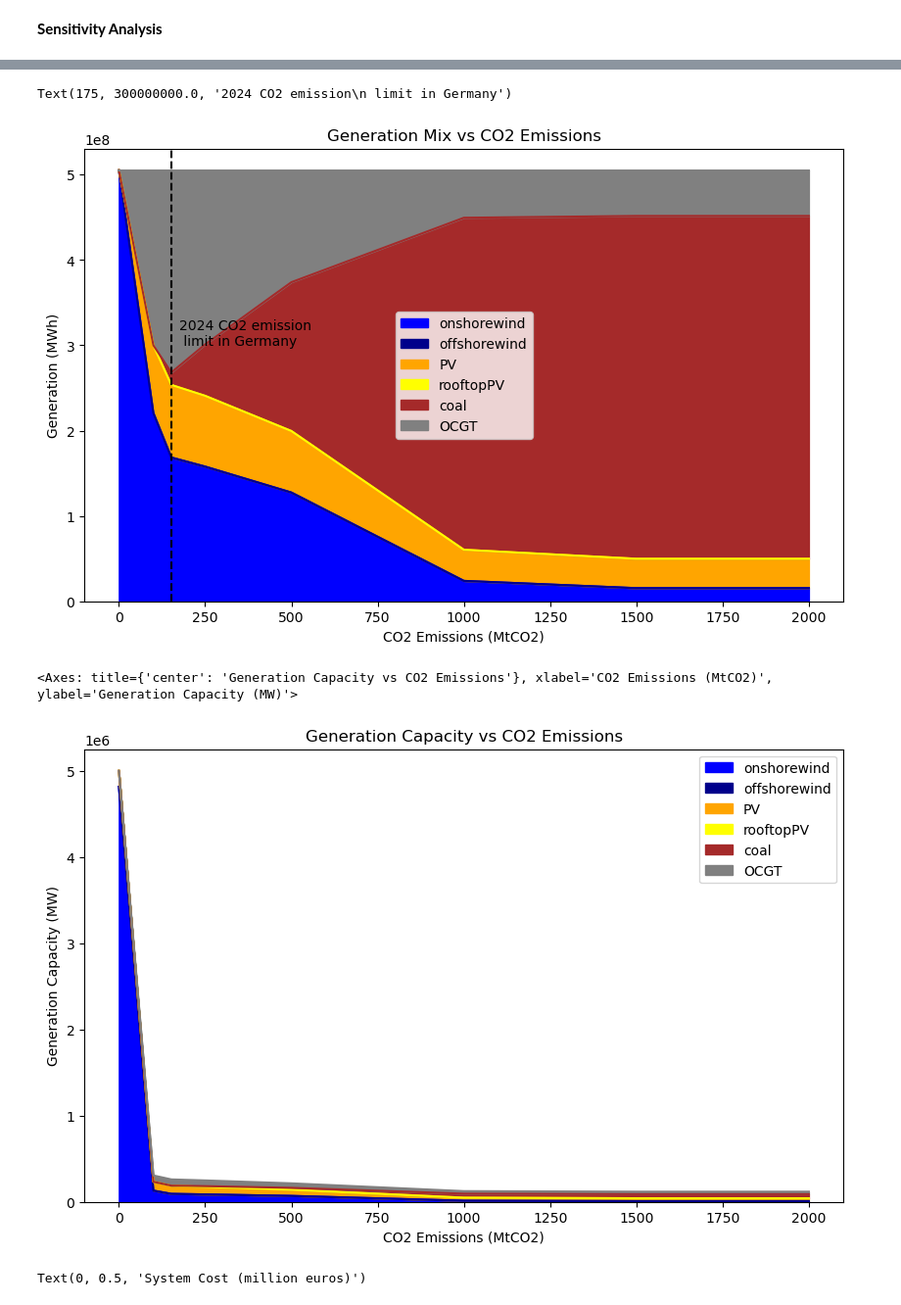
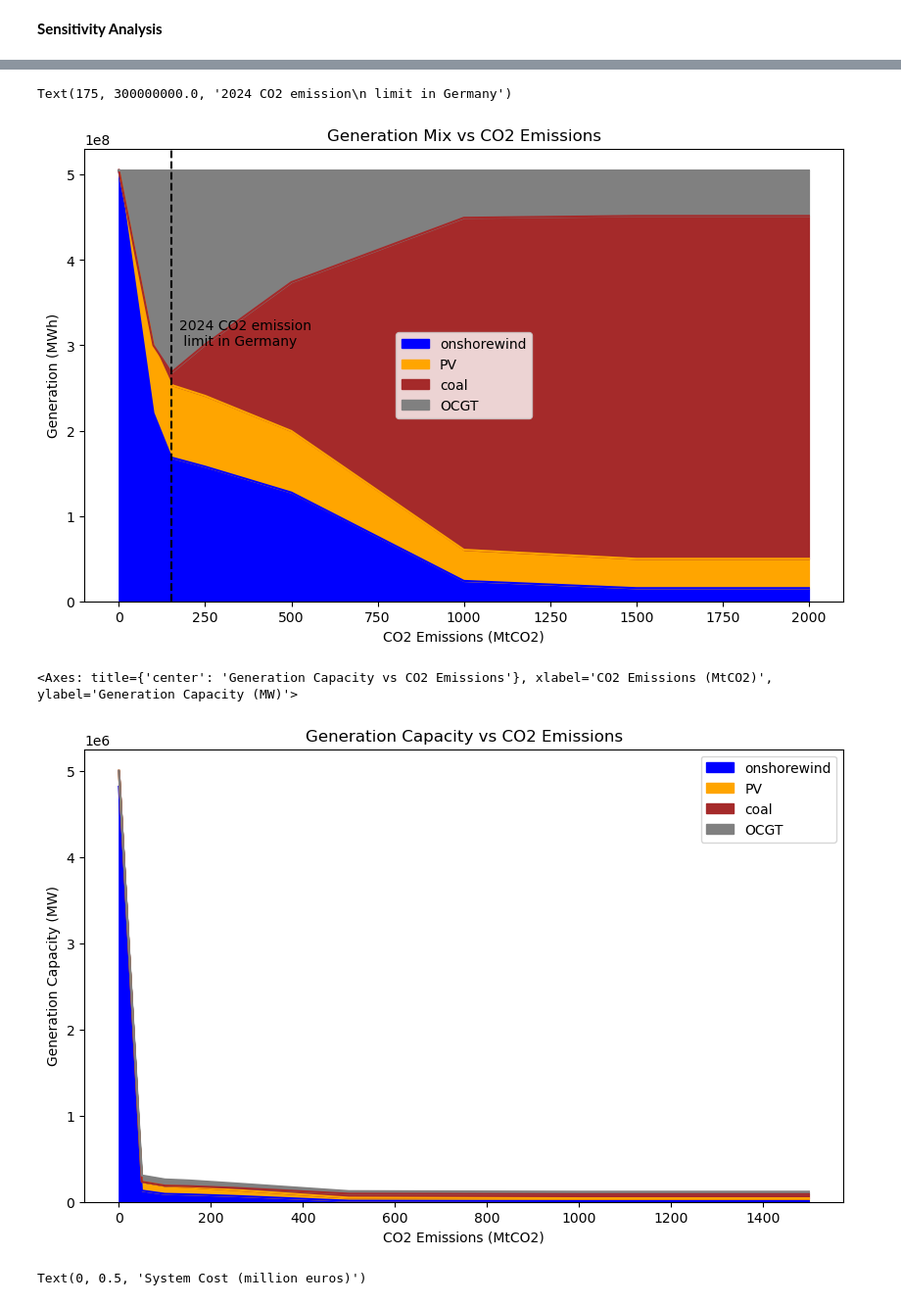
Before and after one commit to alex-catruc/IntegratedEG, a Jupyter notebook: AssignmentA-E.ipynb, the cells around one changed output, grey strips where cells are left out. Shown at 98% size. Cells and saved outputs as stored; diff of their text form; code cells hidden in the pictures.

```diff
--- a/AssignmentA-E.ipynb
+++ b/AssignmentA-E.ipynb
@@ -26,11 +26,11 @@ df_offshorewind = pd.read_csv('data/offshore_wind_1979-2017.csv', sep=';', index
 df_offshorewind.index = pd.to_datetime(df_offshorewind.index)
 
 # load large scale pv data
-df_pv = pd.read_csv('data\pv_optimal.csv', sep=';', index_col=0)
+df_pv = pd.read_csv('data/pv_optimal.csv', sep=';', index_col=0)
 df_pv.index = pd.to_datetime(df_pv.index)
 
 # load rooftop pv data
-df_rooftop = pd.read_csv('data\pv_rooftop.csv', sep=';', index_col=0)
+df_rooftop = pd.read_csv('data/pv_rooftop.csv', sep=';', index_col=0)
 df_rooftop.index = pd.to_datetime(df_rooftop.index)
 # %% [output]
 utc_time
@@ -369,20 +383,20 @@ obj: 113887 rows, 52566 columns, 219290 nonzeros
 # %%
 
 labels = ['onshore wind',
-            'offshore wind',
+            #'offshore wind',
             'large scale solar',
-            'rooftop solar',
+            #'rooftop solar',
             'coal',
             'gas (OCGT)']
 
 sizes = [network.generators_t.p['onshorewind'].sum(),
-            network.generators_t.p['offshorewind'].sum(),
+            #network.generators_t.p['offshorewind'].sum(),
          network.generators_t.p['PV'].sum(),
-            network.generators_t.p['rooftopPV'].sum(),
+            #network.generators_t.p['rooftopPV'].sum(),
             network.generators_t.p['coal'].sum(),
          network.generators_t.p['OCGT'].sum()]
 
-colors=['blue', 'darkblue', 'orange', 'yellow', 'brown', 'grey']
+colors=['blue', 'orange', 'brown', 'grey']
 
 plt.pie(sizes,
       colors=colors,
@@ -438,16 +478,16 @@ __Sensitivity Analysis__
 # %%
 systemcost = []
 onwind = []
-offwind = []
+#offwind = []
 pv = []
-rooftop = []
+#rooftop = []
 coal = []
 ocgt = []
 
 onwind_cap = []
-offwind_cap = []
+#offwind_cap = []
 pv_cap = []
-rooftop_cap = []
+#rooftop_cap = []
 coal_cap = []
 ocgt_cap = []
 
@@ -459,16 +499,16 @@ for co2 in [2000, 1500, 1000, 500, 250, 152, 100, 0]: # in MtCO2
     network.optimize(solver_name="gurobi")
     systemcost.append(network.objective / 1e6)  # in million euros
     onwind.append(network.generators_t.p["onshorewind"].sum())
-    offwind.append(network.generators_t.p["offshorewind"].sum())
+    #offwind.append(network.generators_t.p["offshorewind"].sum())
     pv.append(network.generators_t.p["PV"].sum())
-    rooftop.append(network.generators_t.p["rooftopPV"].sum())
+    #rooftop.append(network.generators_t.p["rooftopPV"].sum())
     coal.append(network.generators_t.p["coal"].sum())
     ocgt.append(network.generators_t.p["OCGT"].sum())
 
     onwind_cap.append(network.generators.p_nom_opt.loc["onshorewind"])
-    offwind_cap.append(network.generators.p_nom_opt.loc["offshorewind"])
+    #offwind_cap.append(network.generators.p_nom_opt.loc["offshorewind"])
     pv_cap.append(network.generators.p_nom_opt.loc["PV"])
-    rooftop_cap.append(network.generators.p_nom_opt.loc["rooftopPV"])
+    #rooftop_cap.append(network.generators.p_nom_opt.loc["rooftopPV"])
     coal_cap.append(network.generators.p_nom_opt.loc["coal"])
     ocgt_cap.append(network.generators.p_nom_opt.loc["OCGT"])
 
@@ -491,8 +535,8 @@ obj: 113887 rows, 52566 columns, 219290 nonzeros
 ... (181 outputs left out)
 # %%
 results = pd.DataFrame(
-    np.array([onwind, offwind, pv, rooftop, coal, ocgt]).T,
-    columns=["onshorewind", "offshorewind", "PV", "rooftopPV", "coal", "OCGT"],
+    np.array([onwind, pv, coal, ocgt]).T,
+    columns=["onshorewind", "PV", "coal", "OCGT"],
     index=[2000, 1500, 1000, 500, 250, 152, 100, 0],
 )
 results.plot.area(
@@ -511,24 +555,24 @@ plt.text(
 )
 # %% [output]
 Text(175, 300000000.0, '2024 CO2 emission\n limit in Germany')
-[figure, old version]
+[figure, new version]
 # %%
 results_cap = pd.DataFrame(
-    np.array([onwind_cap, offwind_cap, pv_cap, rooftop_cap, coal_cap, ocgt_cap]).T,
-    columns=["onshorewind", "offshorewind", "PV", "rooftopPV", "coal", "OCGT"],
-    index=[2000, 1500, 1000, 500, 250, 152, 100, 0],
+    np.array([onwind_cap, pv_cap, coal_cap, ocgt_cap]).T,
+    columns=["onshorewind", "PV", "coal", "OCGT"],
+    index=[1500, 1000, 500, 250, 152, 100, 50, 0],
 )
 results_cap.plot.area(
     stacked=True,
     title="Generation Capacity vs CO2 Emissions",
     ylabel="Generation Capacity (MW)",
     xlabel="CO2 Emissions (MtCO2)",
     color=colors,
     figsize=(10, 6),
 )
 # %% [output]
 <Axes: title={'center': 'Generation Capacity vs CO2 Emissions'}, xlabel='CO2 Emissions (MtCO2)', ylabel='Generation Capacity (MW)'>
-[figure, old version]
+[figure, new version]
 # %%
 plt.figure(figsize=(10, 6))
 plt.plot([2000, 1500, 1000, 500, 250, 152, 100, 0], systemcost)
```
Also changed, not shown: parts of 27 cells of this notebook, 1 other file.
